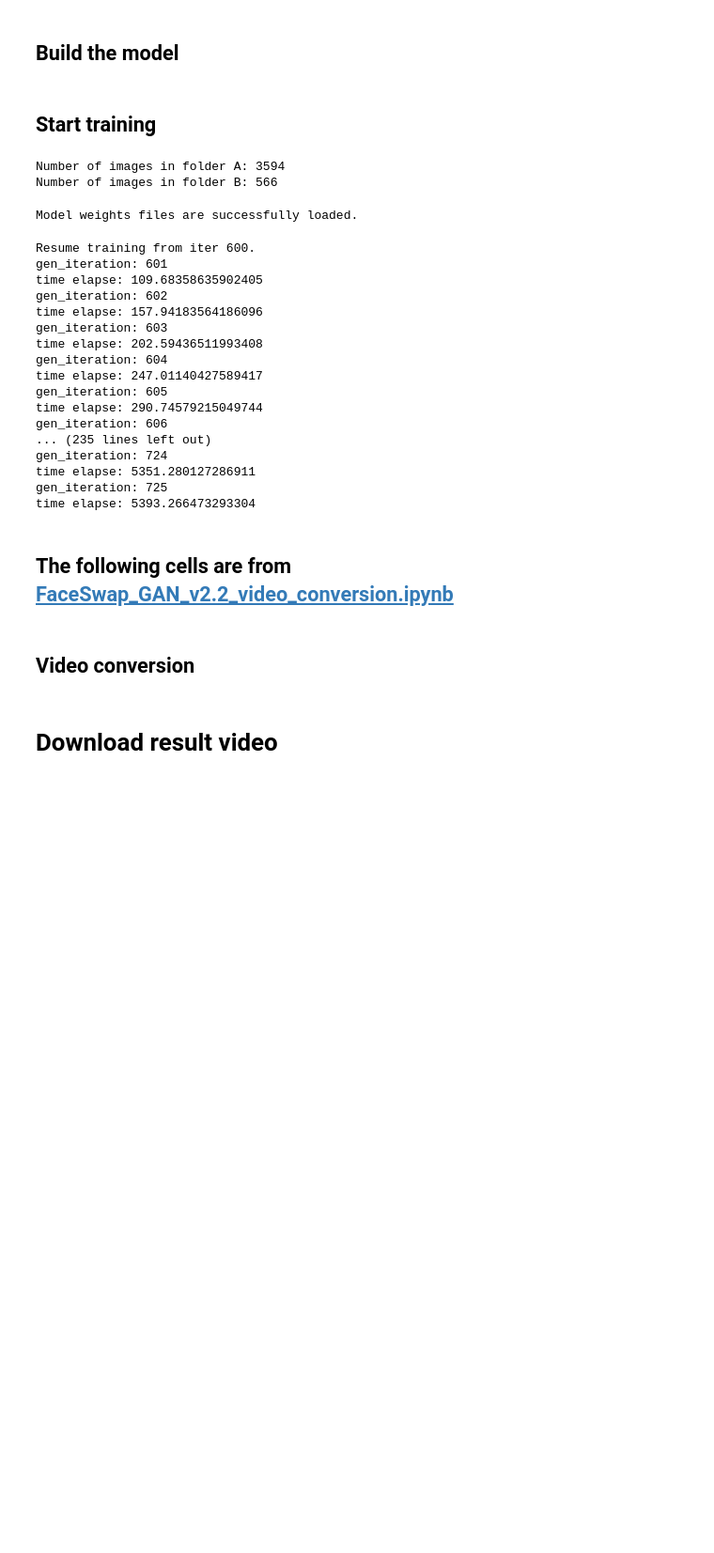
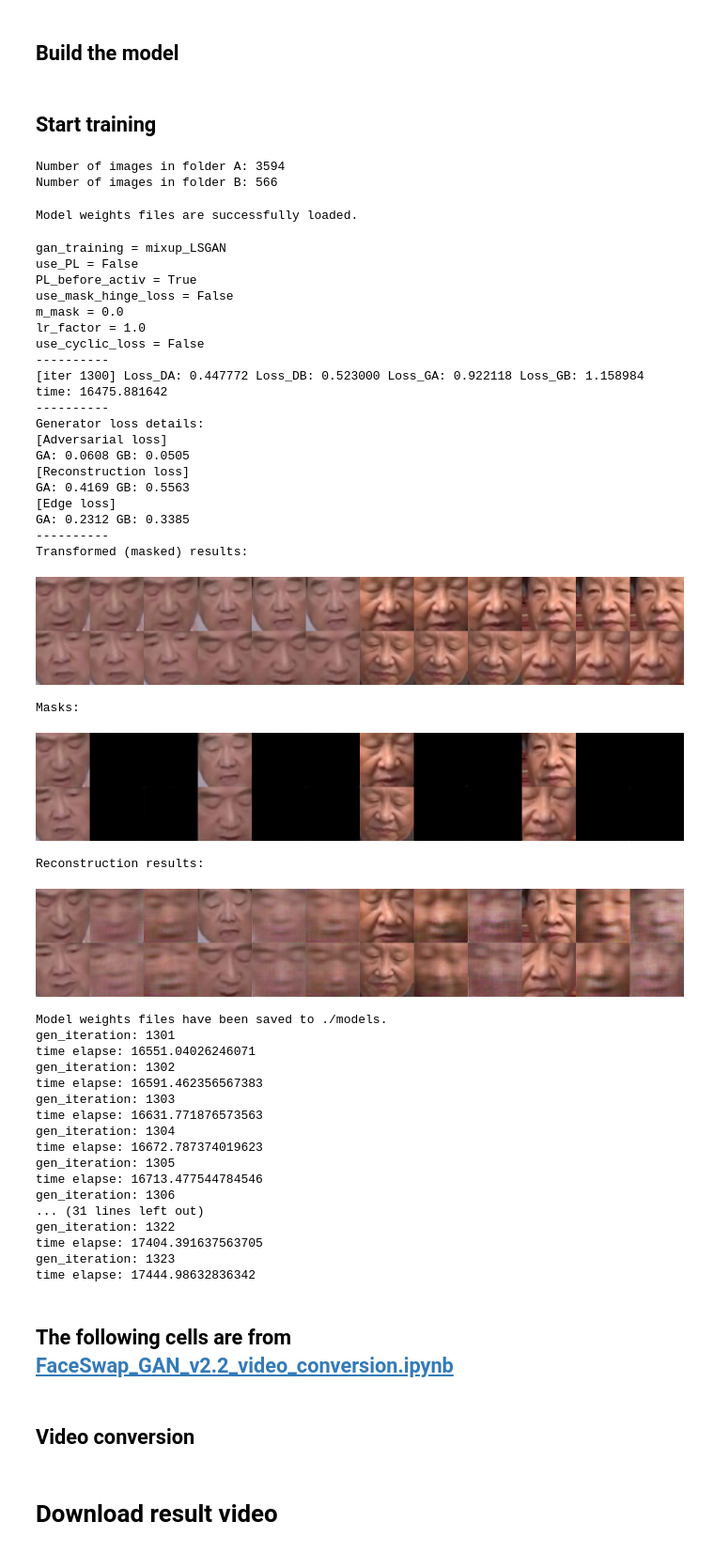
Before and after one commit to aaiidcai2000/faceswap-GAN, a Jupyter notebook: colab_demo/faceswap-GAN_colab_demo.ipynb, the cells around one changed output. Shown at 94% size. Cells and saved outputs as stored; diff of their text form; code cells hidden in the pictures; blank space fills up the shorter version.

```diff
--- a/colab_demo/faceswap-GAN_colab_demo.ipynb
+++ b/colab_demo/faceswap-GAN_colab_demo.ipynb
@@ -376,7 +376,7 @@ def reset_session(save_path):
                               RESOLUTION, num_cpus, K.get_session(), **da_config)
 # %%
 #resume training from iteration
-gen_iterations = 600
+gen_iterations = 1300
 model.load_weights(path=models_dir)
 # %% [output]
 Model weights files are successfully loaded.
@@ -399,7 +399,7 @@ for k in ['ttl', 'adv', 'recon', 'edge', 'pl']:
     errGAs[k] = 0
     errGBs[k] = 0
 
-display_iters = 300
+display_iters = 100
 global TOTAL_ITERS
 
 global train_batchA, train_batchB
@@ -527,50 +527,74 @@ while gen_iterations <= TOTAL_ITERS:
         print(f'GA: {errGAs["adv"]/display_iters:.4f} GB: {errGBs["adv"]/display_iters:.4f}')
         print(f'[Reconstruction loss]')
         print(f'GA: {errGAs["recon"]/display_iters:.4f} GB: {errGBs["recon"]/display_iters:.4f}')
         print(f'[Edge loss]')
         print(f'GA: {errGAs["edge"]/display_iters:.4f} GB: {errGBs["edge"]/display_iters:.4f}')
         if loss_config['use_PL'] == True:
             print(f'[Perceptual loss]')
             try:
                 print(f'GA: {errGAs["pl"][0]/display_iters:.4f} GB: {errGBs["pl"][0]/display_iters:.4f}')
             except:
                 print(f'GA: {errGAs["pl"]/display_iters:.4f} GB: {errGBs["pl"]/display_iters:.4f}')
 
         # Display images
         print("----------")
         wA, tA, _ = train_batchA.get_next_batch()
         wB, tB, _ = train_batchB.get_next_batch()
         print("Transformed (masked) results:")
         showG(tA, tB, model.path_A, model.path_B, batchSize)
         print("Masks:")
         showG_mask(tA, tB, model.path_mask_A, model.path_mask_B, batchSize)
         print("Reconstruction results:")
         showG(wA, wB, model.path_bgr_A, model.path_bgr_B, batchSize)
         errGA_sum = errGB_sum = errDA_sum = errDB_sum = 0
         for k in ['ttl', 'adv', 'recon', 'edge', 'pl']:
             errGAs[k] = 0
             errGBs[k] = 0
 
         # Save models
         model.save_weights(path=models_dir)
 # %% [output]
-Resume training from iter 600.
-gen_iteration: 601
-time elapse: 109.68358635902405
-gen_iteration: 602
-time elapse: 157.94183564186096
-gen_iteration: 603
-time elapse: 202.59436511993408
-gen_iteration: 604
-time elapse: 247.01140427589417
-gen_iteration: 605
-time elapse: 290.74579215049744
-gen_iteration: 606
-... (235 lines left out)
-gen_iteration: 724
-time elapse: 5351.280127286911
-gen_iteration: 725
-time elapse: 5393.266473293304
+gan_training = mixup_LSGAN
+use_PL = False
+PL_before_activ = True
+use_mask_hinge_loss = False
+m_mask = 0.0
+lr_factor = 1.0
+use_cyclic_loss = False
+----------
+[iter 1300] Loss_DA: 0.447772 Loss_DB: 0.523000 Loss_GA: 0.922118 Loss_GB: 1.158984 time: 16475.881642
+----------
+Generator loss details:
+[Adversarial loss]
+GA: 0.0608 GB: 0.0505
+[Reconstruction loss]
+GA: 0.4169 GB: 0.5563
+[Edge loss]
+GA: 0.2312 GB: 0.3385
+----------
+Transformed (masked) results:
+[figure, added]
+Masks:
+[figure, added]
+Reconstruction results:
+[figure, added]
+Model weights files have been saved to ./models.
+gen_iteration: 1301
+time elapse: 16551.04026246071
+gen_iteration: 1302
+time elapse: 16591.462356567383
+gen_iteration: 1303
+time elapse: 16631.771876573563
+gen_iteration: 1304
+time elapse: 16672.787374019623
+gen_iteration: 1305
+time elapse: 16713.477544784546
+gen_iteration: 1306
+... (31 lines left out)
+gen_iteration: 1322
+time elapse: 17404.391637563705
+gen_iteration: 1323
+time elapse: 17444.98632836342
 # %% [markdown]
 ## The following cells are from [FaceSwap_GAN_v2.2_video_conversion.ipynb](https://github.com/shaoanlu/faceswap-GAN/blob/master/FaceSwap_GAN_v2.2_video_conversion.ipynb)
 # %% [markdown]
```
Also changed, not shown: parts of 2 cells of this notebook.
